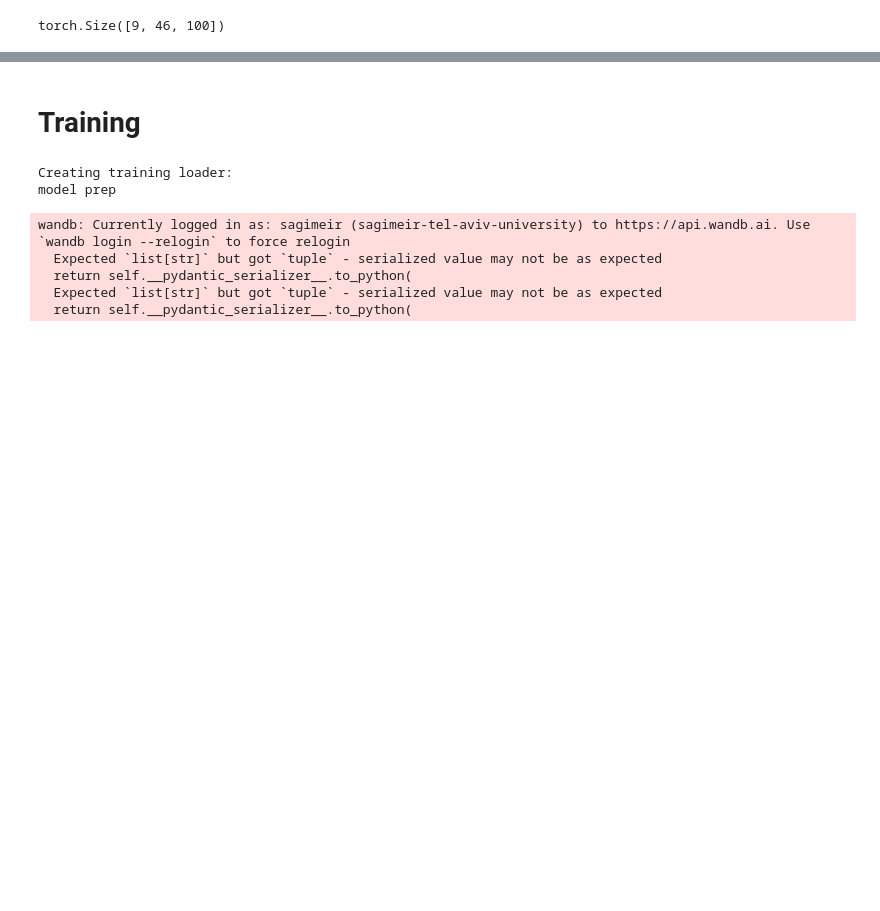
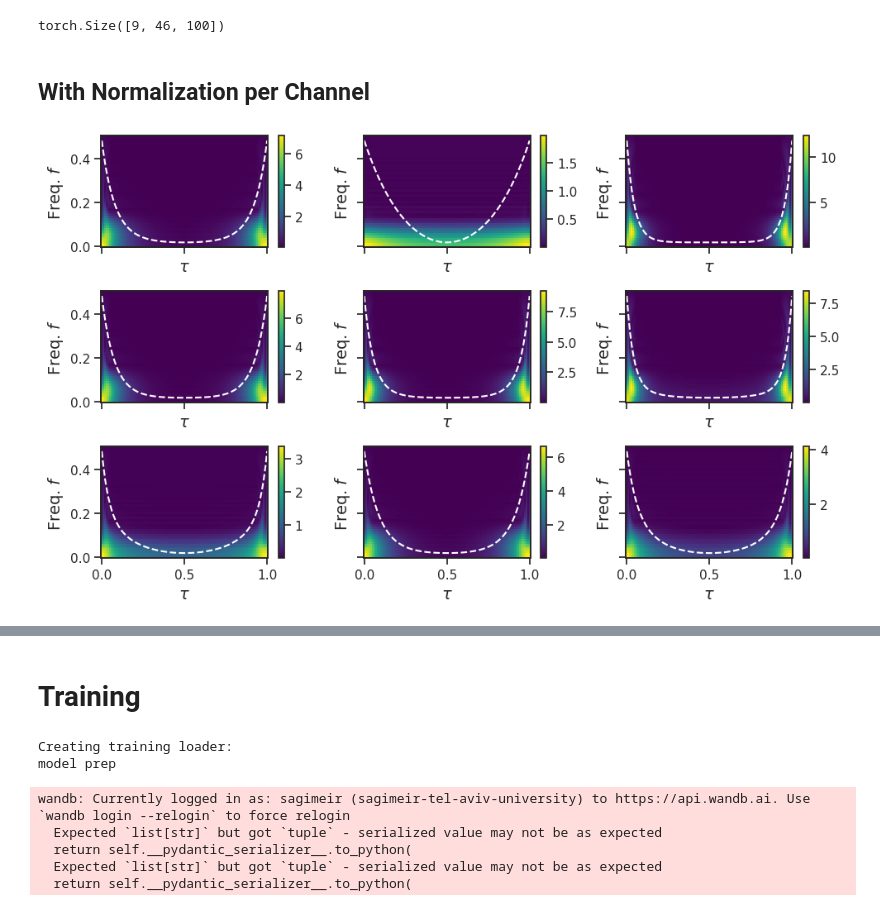
Before and after one commit to Hirshberg-Lab/transformer_latent_diffusion_4AC, a Jupyter notebook: spectrogram_test.ipynb, the cells around one changed output, grey strips where cells are left out. Saved outputs shown, nothing was run; the diff lists cells and outputs as text; code cells hidden in the pictures; blank space fills up the shorter version.

```diff
--- a/spectrogram_test.ipynb
+++ b/spectrogram_test.ipynb
@@ -94,3 +136,24 @@ Sxx = torch.view_as_complex(rearrange(GG,'b z f t -> b f t z').contiguous()).abs
 Sxx.shape
 # %% [output]
 torch.Size([9, 46, 100])
+# %% [markdown]
+## With Normalization per Channel
+# %%
+fig,axs = plt.subplots(3,3,figsize=(10,6),sharex=True,sharey=True)
+palette = ['C' + str(x) for x in range(250000)]
+n_ex=9
+for j in range(n_ex):
+    ax = axs.flatten()[j]
+    ax.set(xlabel=r"$\tau$", ylabel=f"Freq. $f$")
+    im=ax.pcolormesh(np.linspace(0,tau[-1],100),torch.fft.rfftfreq(90,1).numpy(),Sxx[j],cmap='viridis')
+    # im=ax.pcolormesh(np.linspace(0,tau[-1],100),torch.fft.rfftfreq(90,1).numpy(),GG[j,1,:,:],cmap='viridis')
+    fig.colorbar(im)
+    ax2 = ax.twinx()
+    ax2.plot(tau,istft_G(GG)[j].view(99).cpu().detach().numpy(),'--', color='white')
+    ax2.set_yticks(ticks=[],labels=None)
+    # ax.plot(omega, torch.fft.rfftfreq(28,1).numpy(), 'r--', alpha=.5, label='$f_i(t)$')
+    #,label="magnitude")
+plt.tight_layout()
+plt.show()
+# %% [output]
+[figure, added]
```
Also changed, not shown: parts of 39 cells of this notebook.
